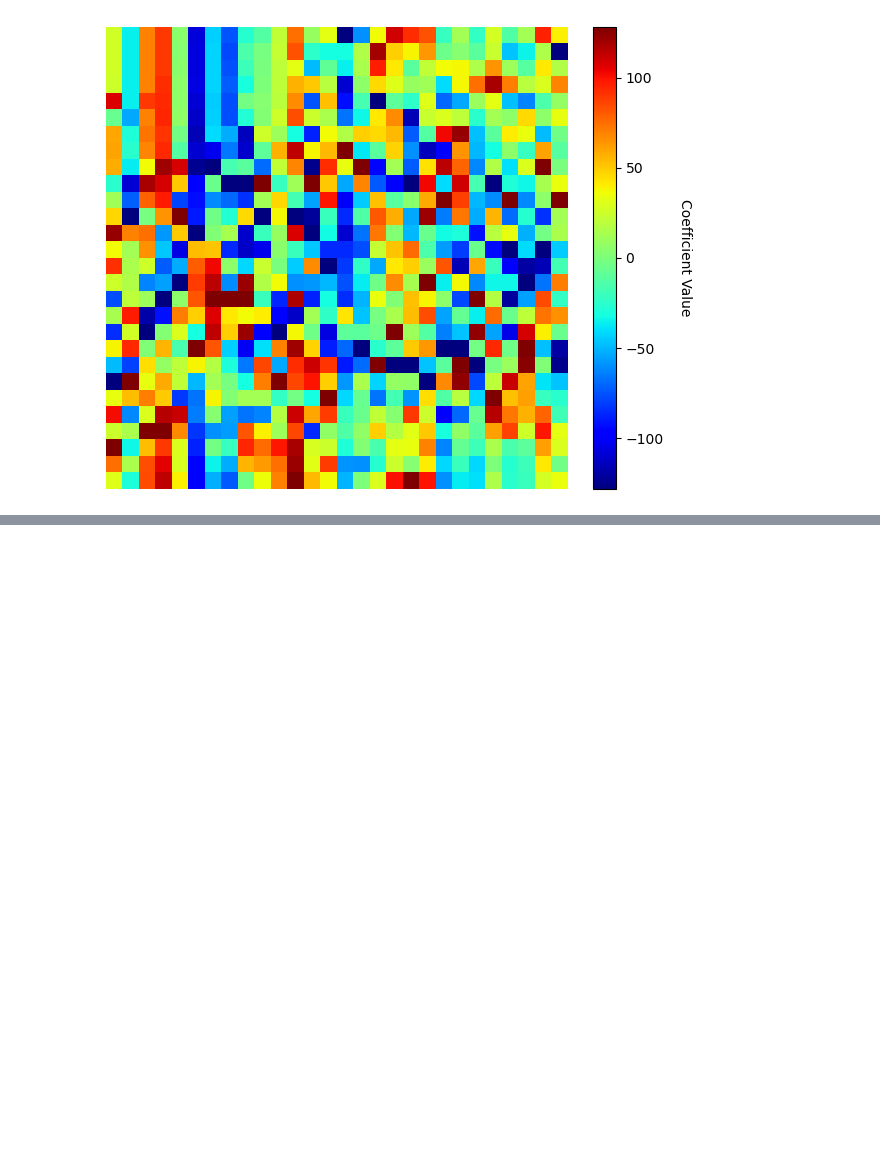
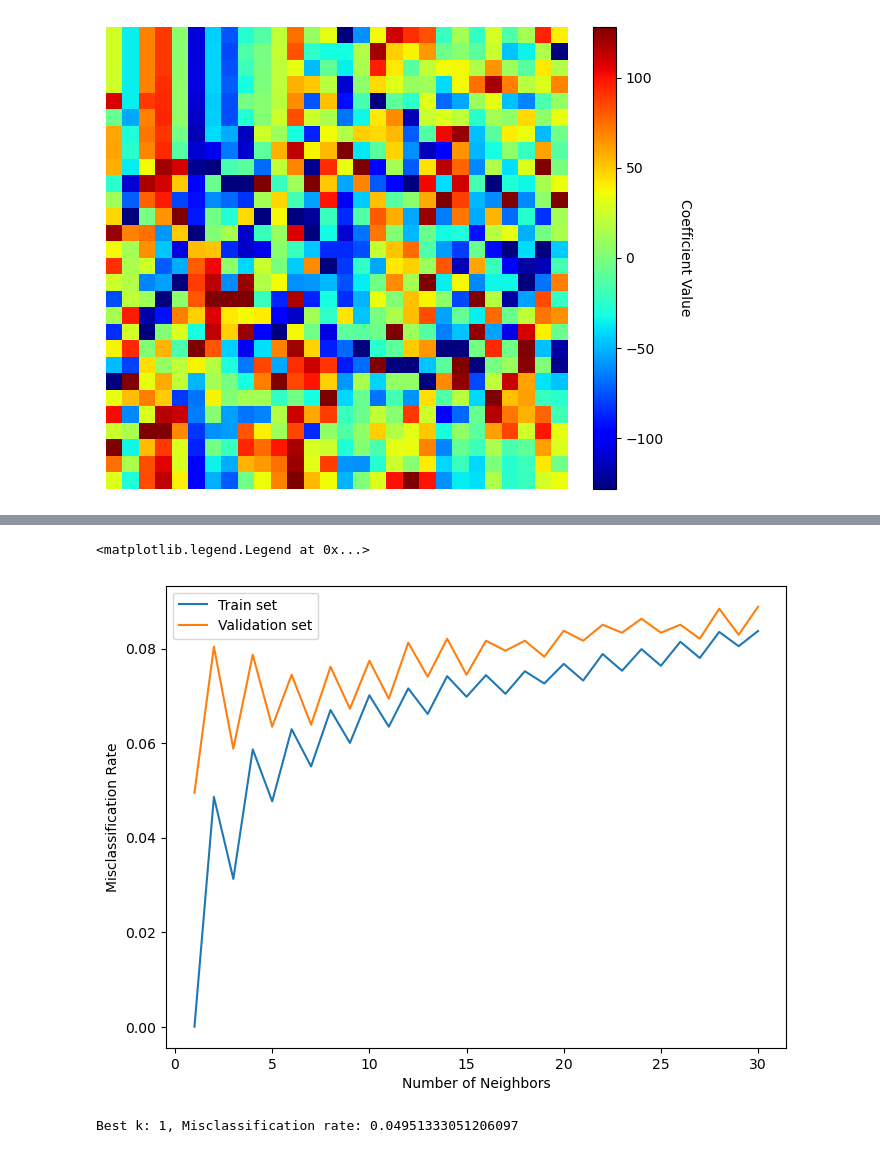
Before and after one commit to tommyjqliu/CITS5508-machine-learning, a Jupyter notebook: assig1_22962256.ipynb, the cells around one changed output, grey strips where cells are left out. Cells and saved outputs as stored; diff of their text form; code cells hidden in the pictures; blank space fills up the shorter version.

```diff
--- a/assig1_22962256.ipynb
+++ b/assig1_22962256.ipynb
@@ -737,0 +763,29 @@ We can see that, as what we guess in D17, there are many deep blue pixels in the
+# %%
+from sklearn.neighbors import KNeighborsClassifier
+
+k_range = range(1, 31)
+train_mis_rate_list = []
+valid_mis_rate_list = []
+
+for k in k_range:
+    knn = KNeighborsClassifier(n_neighbors=k)
+    knn.fit(train_X, train_y)
+    train_mis_rate = 1 - knn.score(train_X, train_y)
+    valid_mis_rate = 1 - knn.score(valid_X, valid_y)
+    train_mis_rate_list.append(train_mis_rate)
+    valid_mis_rate_list.append(valid_mis_rate)
+# %%
+plt.figure(figsize=(8, 6))
+plt.plot(k_range, train_mis_rate_list, label="Train set")
+plt.plot(k_range, valid_mis_rate_list, label="Validation set")
+plt.xlabel("Number of Neighbors")
+plt.ylabel("Misclassification Rate")
+plt.legend()
+# %% [output]
+<matplotlib.legend.Legend at 0x...>
+[figure, added]
+# %%
+best_k = np.argmin(valid_mis_rate_list) + 1
+print(f"Best k: {best_k}, Misclassification rate: {valid_mis_rate_list[best_k-1]}")
+# %% [output]
+Best k: 1, Misclassification rate: 0.04951333051206097
```
Also changed, not shown: parts of 21 cells of this notebook, 2 other files.
